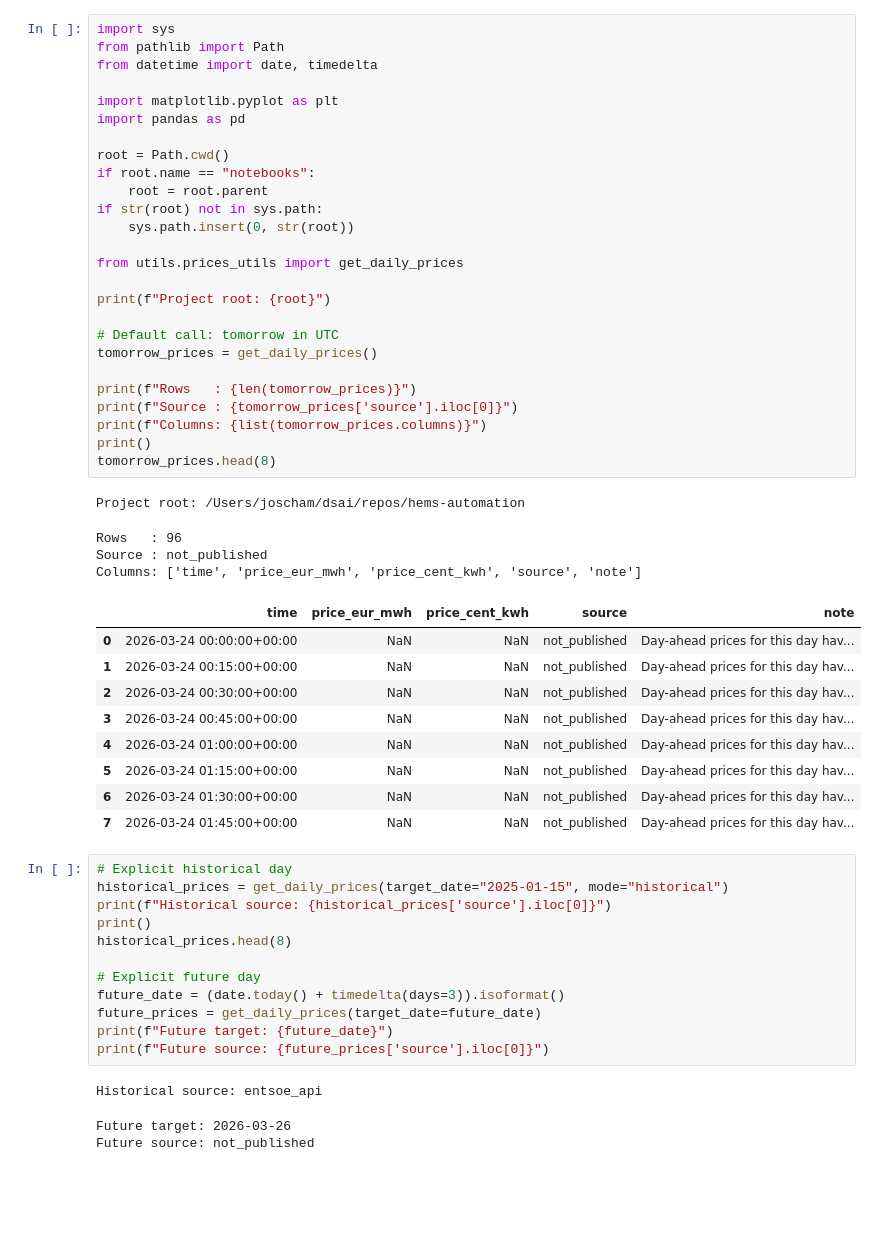
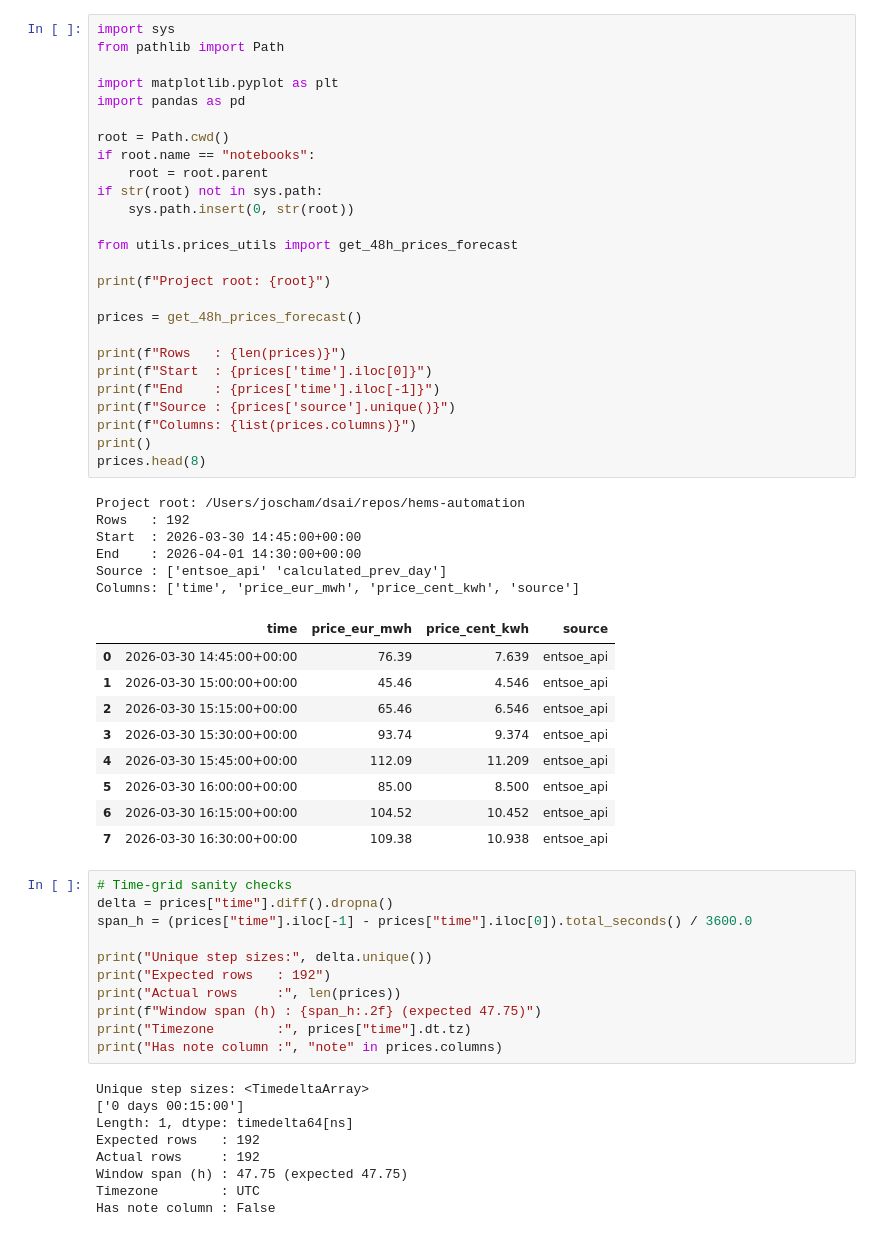
Before and after one commit to joschamz/hems-automation, a Jupyter notebook: notebooks/example_prices_utility.ipynb, the cells around one changed output. Drawn from its saved outputs; the diff is of its cells as text; blank space fills up the shorter version.

```diff
--- a/notebooks/example_prices_utility.ipynb
+++ b/notebooks/example_prices_utility.ipynb
@@ -28,59 +29,65 @@ The values come from the ENTSOE day-ahead market for the `DE_LU` bidding zone.
 # %%
 import sys
 from pathlib import Path
-from datetime import date, timedelta
 
 import matplotlib.pyplot as plt
 import pandas as pd
 
 root = Path.cwd()
 if root.name == "notebooks":
     root = root.parent
 if str(root) not in sys.path:
     sys.path.insert(0, str(root))
 
-from utils.prices_utils import get_daily_prices
+from utils.prices_utils import get_48h_prices_forecast
 
 print(f"Project root: {root}")
 
-# Default call: tomorrow in UTC
-tomorrow_prices = get_daily_prices()
+prices = get_48h_prices_forecast()
 
-print(f"Rows   : {len(tomorrow_prices)}")
-print(f"Source : {tomorrow_prices['source'].iloc[0]}")
-print(f"Columns: {list(tomorrow_prices.columns)}")
+print(f"Rows   : {len(prices)}")
+print(f"Start  : {prices['time'].iloc[0]}")
+print(f"End    : {prices['time'].iloc[-1]}")
+print(f"Source : {prices['source'].unique()}")
+print(f"Columns: {list(prices.columns)}")
 print()
-tomorrow_prices.head(8)
+prices.head(8)
 # %% [output]
 Project root: /Users/joscham/dsai/repos/hems-automation
+Rows   : 192
+Start  : 2026-03-30 14:45:00+00:00
+End    : 2026-04-01 14:30:00+00:00
+Source : ['entsoe_api' 'calculated_prev_day']
+Columns: ['time', 'price_eur_mwh', 'price_cent_kwh', 'source']
-Rows   : 96
-Source : not_published
-Columns: ['time', 'price_eur_mwh', 'price_cent_kwh', 'source', 'note']
-|  | time | price_eur_mwh | price_cent_kwh | source | note |
-| 0 | 2026-03-24 00:00:00+00:00 | NaN | NaN | not_published | Day-ahead prices for this day hav... |
-| 1 | 2026-03-24 00:15:00+00:00 | NaN | NaN | not_published | Day-ahead prices for this day hav... |
-| 2 | 2026-03-24 00:30:00+00:00 | NaN | NaN | not_published | Day-ahead prices for this day hav... |
-| 3 | 2026-03-24 00:45:00+00:00 | NaN | NaN | not_published | Day-ahead prices for this day hav... |
-| 4 | 2026-03-24 01:00:00+00:00 | NaN | NaN | not_published | Day-ahead prices for this day hav... |
-| 5 | 2026-03-24 01:15:00+00:00 | NaN | NaN | not_published | Day-ahead prices for this day hav... |
-| 6 | 2026-03-24 01:30:00+00:00 | NaN | NaN | not_published | Day-ahead prices for this day hav... |
-| 7 | 2026-03-24 01:45:00+00:00 | NaN | NaN | not_published | Day-ahead prices for this day hav... |
+|  | time | price_eur_mwh | price_cent_kwh | source |
+| 0 | 2026-03-30 14:45:00+00:00 | 76.39 | 7.639 | entsoe_api |
+| 1 | 2026-03-30 15:00:00+00:00 | 45.46 | 4.546 | entsoe_api |
+| 2 | 2026-03-30 15:15:00+00:00 | 65.46 | 6.546 | entsoe_api |
+| 3 | 2026-03-30 15:30:00+00:00 | 93.74 | 9.374 | entsoe_api |
+| 4 | 2026-03-30 15:45:00+00:00 | 112.09 | 11.209 | entsoe_api |
+| 5 | 2026-03-30 16:00:00+00:00 | 85.00 | 8.500 | entsoe_api |
+| 6 | 2026-03-30 16:15:00+00:00 | 104.52 | 10.452 | entsoe_api |
+| 7 | 2026-03-30 16:30:00+00:00 | 109.38 | 10.938 | entsoe_api |
 # %%
-# Explicit historical day
-historical_prices = get_daily_prices(target_date="2025-01-15", mode="historical")
-print(f"Historical source: {historical_prices['source'].iloc[0]}")
-print()
-historical_prices.head(8)
+# Time-grid sanity checks
+delta = prices["time"].diff().dropna()
+span_h = (prices["time"].iloc[-1] - prices["time"].iloc[0]).total_seconds() / 3600.0
 
-# Explicit future day
-future_date = (date.today() + timedelta(days=3)).isoformat()
-future_prices = get_daily_prices(target_date=future_date)
-print(f"Future target: {future_date}")
-print(f"Future source: {future_prices['source'].iloc[0]}")
+print("Unique step sizes:", delta.unique())
+print("Expected rows   : 192")
+print("Actual rows     :", len(prices))
+print(f"Window span (h) : {span_h:.2f} (expected 47.75)")
+print("Timezone        :", prices["time"].dt.tz)
+print("Has note column :", "note" in prices.columns)
 # %% [output]
-Historical source: entsoe_api
+Unique step sizes: <TimedeltaArray>
+['0 days 00:15:00']
+Length: 1, dtype: timedelta64[ns]
+Expected rows   : 192
+Actual rows     : 192
+Window span (h) : 47.75 (expected 47.75)
+Timezone        : UTC
+Has note column : False
-Future target: 2026-03-26
-Future source: not_published
 # %% [markdown]
 ## Output behavior and fallback modes
 
```
Also changed, not shown: parts of 6 cells of this notebook, 4 other files.
